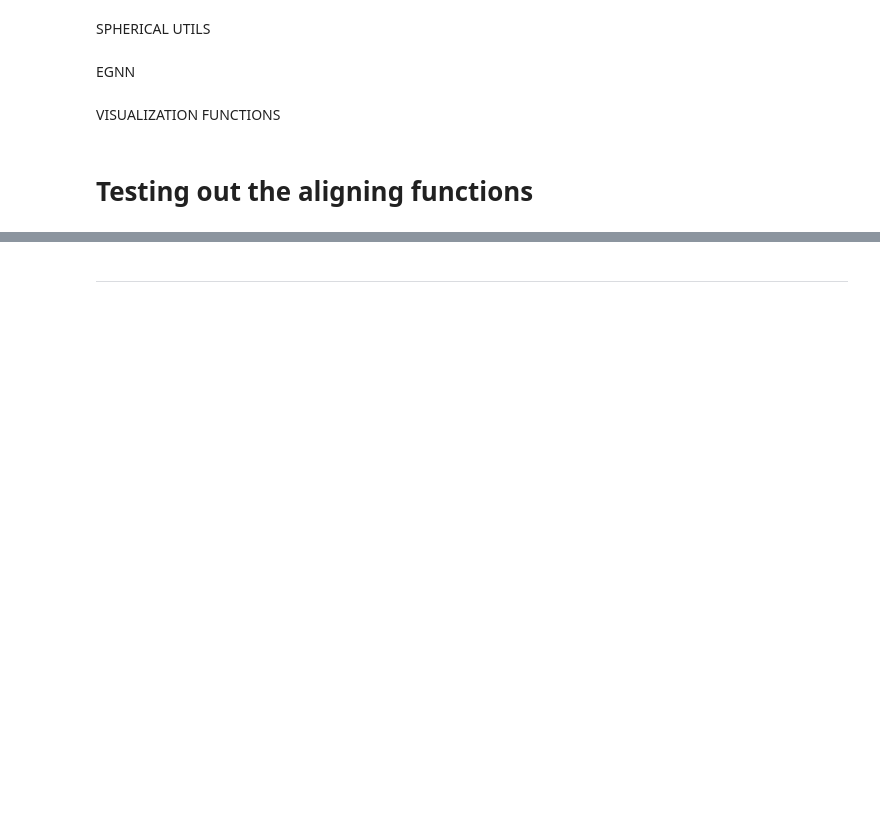
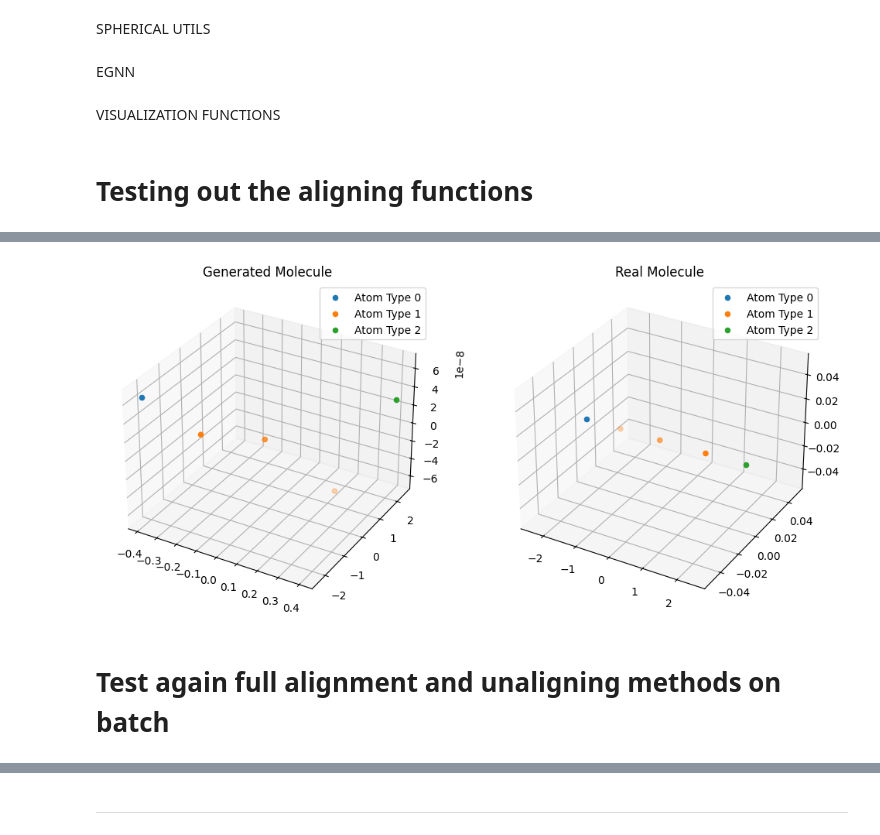
Before and after one commit to edovergna/equi-drifting, a Jupyter notebook: notebooks/aligned_loss.ipynb, the cells around one changed output, grey strips where cells are left out. Drawn from its saved outputs; the diff is of its cells as text; code cells hidden in the pictures; blank space fills up the shorter version.

Commit message:
full alignment and full unalignement functions

```diff
--- a/notebooks/aligned_loss.ipynb
+++ b/notebooks/aligned_loss.ipynb
@@ -957,12 +1007,16 @@ visualize_both_molecules_with_atom_types(
 # %%
-_, _, aligned_gen_pos, aligned_gen_types = find_rotation_and_permutation(gen_pos_test, real_pos_test, gen_types_test, real_types_test, sigma=1.0, eps=1e-8, max_iter=5000)
+assignment, R, aligned_gen_pos, aligned_gen_types = find_rotation_and_permutation(gen_pos_test, real_pos_test, gen_types_test, real_types_test, sigma=1.0, eps=1e-8, max_iter=100)
 # %%
-MOL_INDEX = 4
+MOL_INDEX = 1
 
 visualize_both_molecules_with_atom_types(
     aligned_gen_pos[:, MOL_INDEX, :, :],
     aligned_gen_types[:, MOL_INDEX, :, :],
     real_pos_test,
     real_types_test,
     mol_idx=MOL_INDEX,
 )
+# %% [output]
+[figure, added]
+# %% [markdown]
+# Test again full alignment and unaligning methods on batch
```
Also changed, not shown: parts of 17 cells of this notebook.
